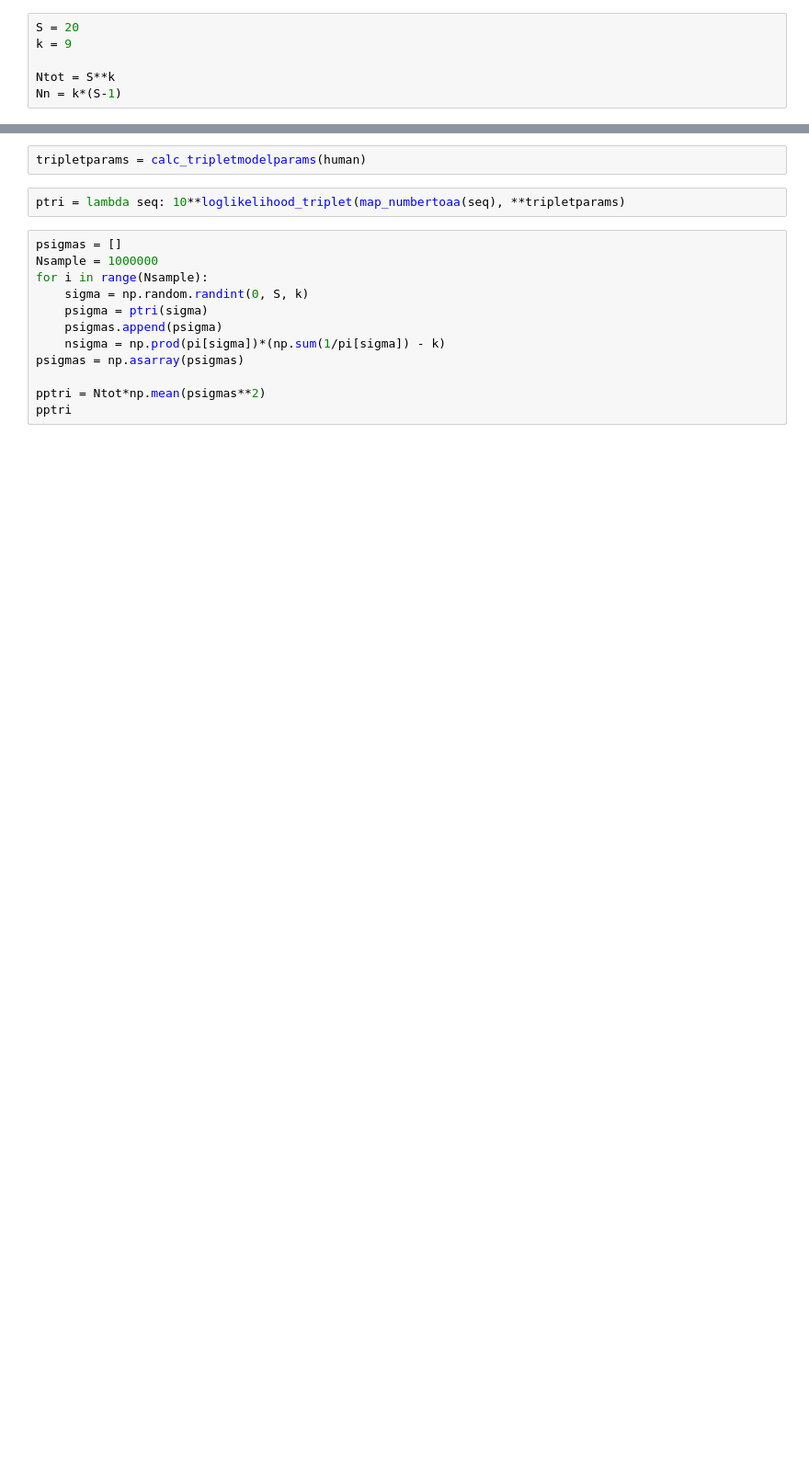
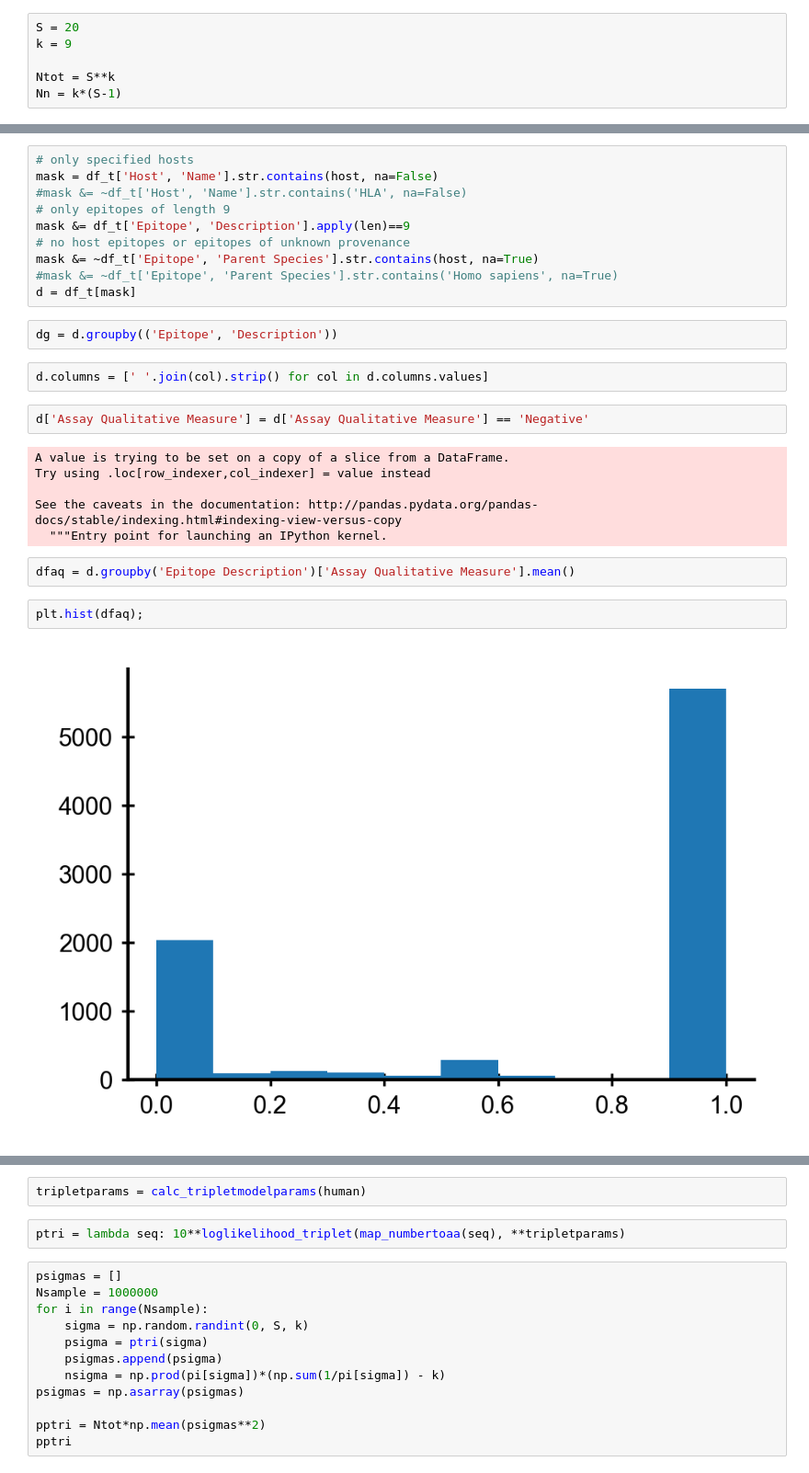
Before and after one commit to andim/peptidome, a Jupyter notebook: code/nndist/nn_analysis.ipynb, the cells around one changed output, grey strips where cells are left out. Shown: that part at 92% size. Drawn from its saved outputs; the diff is of its cells as text; blank space fills up the shorter version.

```diff
--- a/code/nndist/nn_analysis.ipynb
+++ b/code/nndist/nn_analysis.ipynb
@@ -30,0 +94,28 @@ Nhuman = len(human9)
+# %%
+# only specified hosts
+mask = df_t['Host', 'Name'].str.contains(host, na=False)
+#mask &= ~df_t['Host', 'Name'].str.contains('HLA', na=False)
+# only epitopes of length 9
+mask &= df_t['Epitope', 'Description'].apply(len)==9
+# no host epitopes or epitopes of unknown provenance
+mask &= ~df_t['Epitope', 'Parent Species'].str.contains(host, na=True)
+#mask &= ~df_t['Epitope', 'Parent Species'].str.contains('Homo sapiens', na=True)
+d = df_t[mask]
+# %%
+dg = d.groupby(('Epitope', 'Description'))
+# %%
+d.columns = [' '.join(col).strip() for col in d.columns.values]
+# %%
+d['Assay Qualitative Measure'] = d['Assay Qualitative Measure'] == 'Negative'
+# %% [output]
+A value is trying to be set on a copy of a slice from a DataFrame.
+Try using .loc[row_indexer,col_indexer] = value instead
+
+See the caveats in the documentation: http://pandas.pydata.org/pandas-docs/stable/indexing.html#indexing-view-versus-copy
+  """Entry point for launching an IPython kernel.
+# %%
+dfaq = d.groupby('Epitope Description')['Assay Qualitative Measure'].mean()
+# %%
+plt.hist(dfaq);
+# %% [output]
+[figure, added]
```
Also changed, not shown: parts of 35 cells of this notebook, 3 other files.
